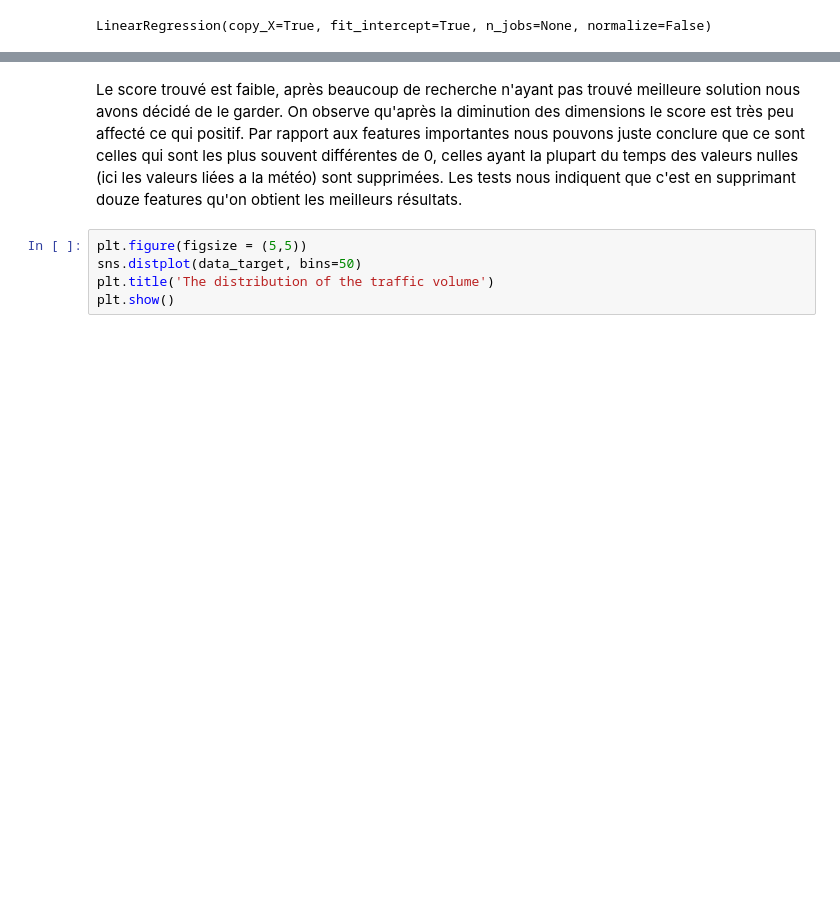
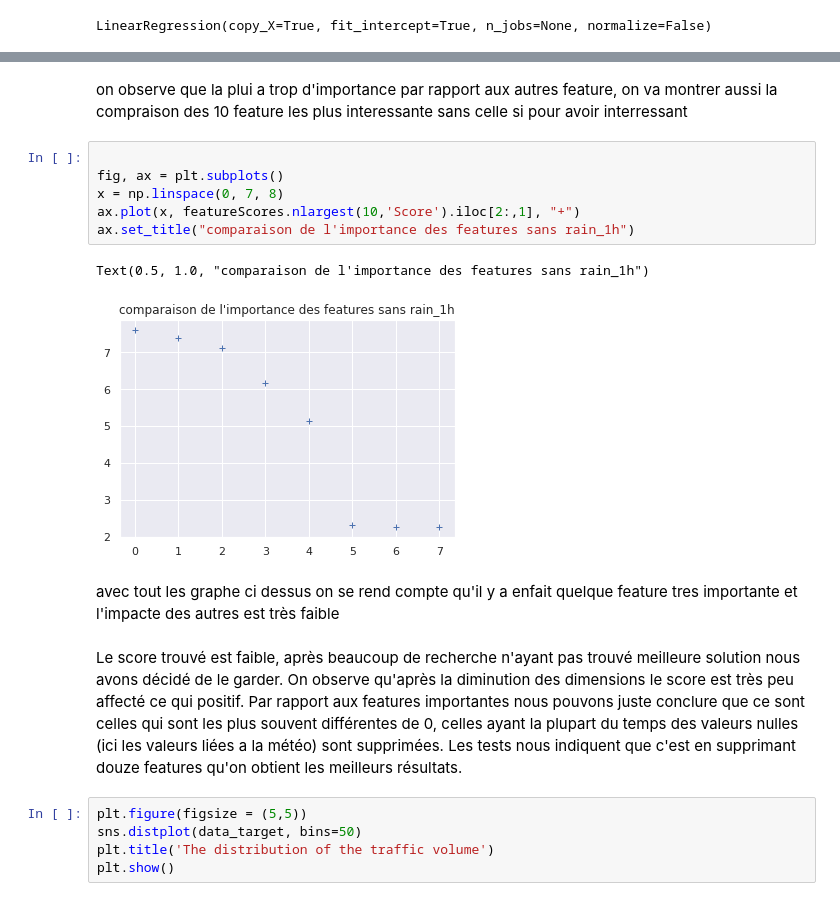
Before and after one commit to Ladiscou/AUTOBUS2, a Jupyter notebook: starting_kit/README_{PRE-PROCESSING}.ipynb, the cells around one changed output, grey strips where cells are left out. Cells and saved outputs as stored; diff of their text form; blank space fills up the shorter version.

```diff
--- a/starting_kit/README_{PRE-PROCESSING}.ipynb
+++ b/starting_kit/README_{PRE-PROCESSING}.ipynb
@@ -248,5 +358,24 @@ reg.score(x_test,y_test)
+# %% [markdown]
+<div>
+    on observe que la plui a trop d'importance par rapport aux autres feature, on va montrer aussi la compraison des 10 feature les plus interessante sans celle si pour avoir interressant
+</div>
+# %%
+
+fig, ax = plt.subplots()
+x = np.linspace(0, 7, 8)
+ax.plot(x, featureScores.nlargest(10,'Score').iloc[2:,1], "+")
+ax.set_title("comparaison de l'importance des features sans rain_1h")
+# %% [output]
+Text(0.5, 1.0, "comparaison de l'importance des features sans rain_1h")
+[figure, added]
+# %% [markdown]
+<div>
+    avec tout les graphe ci dessus on se rend compte qu'il y a enfait quelque feature tres importante et l'impacte     des autres est très faible
+</div>
 # %% [markdown]
+   <div>
    Le score trouvé est faible, après beaucoup de recherche n'ayant pas trouvé meilleure solution nous avons décidé de le garder. On observe qu'après la diminution des dimensions le score est très peu affecté ce qui positif. Par rapport aux features importantes nous pouvons juste conclure que ce sont celles qui sont les plus souvent différentes de 0, celles ayant la plupart du temps des valeurs nulles (ici les valeurs liées a la météo) sont supprimées. Les tests nous indiquent que c'est en supprimant douze features qu'on obtient les meilleurs résultats.
+   </div>
 # %%
 plt.figure(figsize = (5,5))
 sns.distplot(data_target, bins=50)
```
Also changed, not shown: parts of 24 cells of this notebook.
